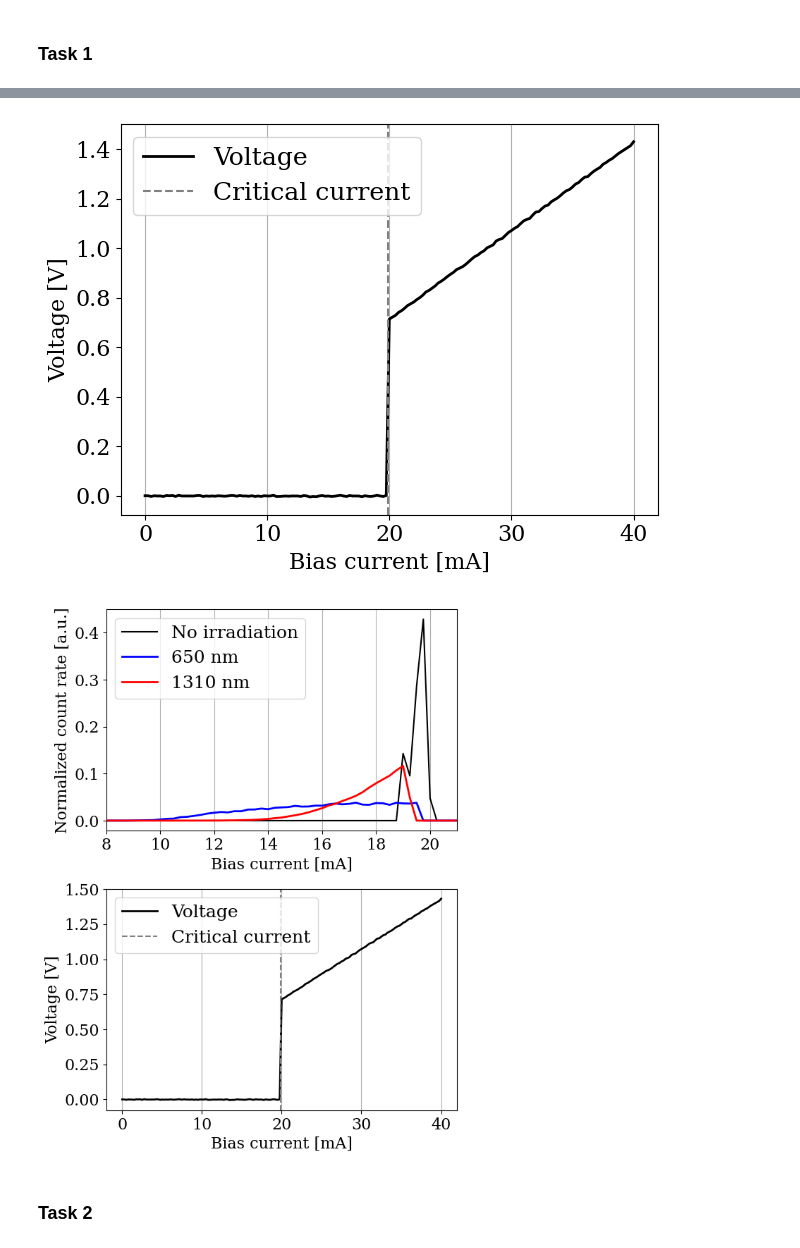
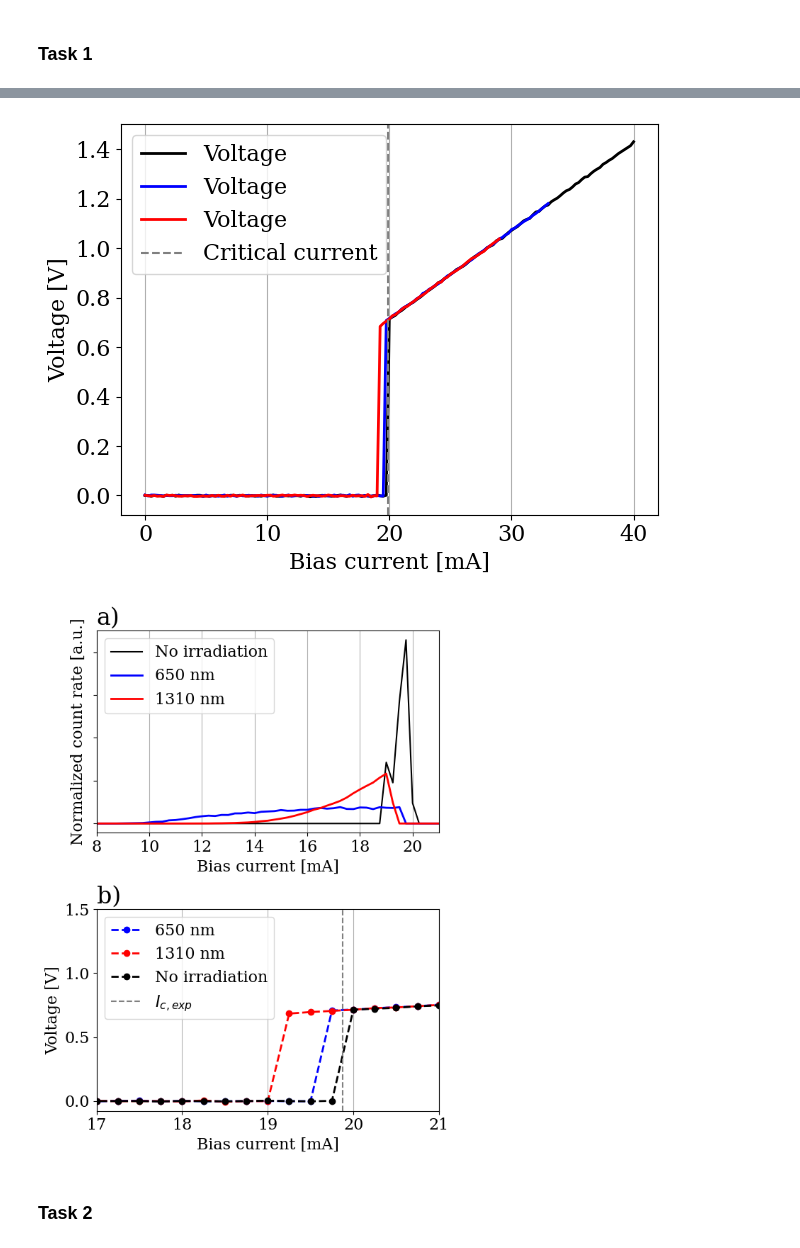
Before and after one commit to ermas3/SNSPD, a Jupyter notebook: data_analysis.ipynb, the cells around one changed output, grey strips where cells are left out. Saved outputs shown, nothing was run; the diff lists cells and outputs as text; code cells hidden in the pictures.

```diff
--- a/data_analysis.ipynb
+++ b/data_analysis.ipynb
@@ -11,7 +11,7 @@ mpl.rcParams['xtick.labelsize'] = 16
 mpl.rcParams['ytick.labelsize'] = 16
 mpl.rcParams['axes.labelsize'] = 16
 mpl.rcParams['axes.titlesize'] = 24
-plt.rcParams['legend.fontsize'] = 18
+plt.rcParams['legend.fontsize'] = 16
 
 mpl.rcParams['font.family'] = 'serif'
 # %% [markdown]
@@ -74,6 +74,8 @@ I_c = (20 + 19.75)/2
 
 # Plot BV5 as function of BC for no_light case
 plt.plot(cr_no_light["BC"], cr_no_light["BV5"], label="Voltage", linewidth=2, color = 'k')
+plt.plot(cr650["BC"], cr650["BV5"], label="Voltage", linewidth=2, color = 'b')
+plt.plot(cr1310["BC"], cr1310["BV5"], label="Voltage", linewidth=2, color = 'r')
 plt.xlabel("Bias current [mA]")
 plt.ylabel("Voltage [V]")
 plt.legend()
@@ -83,33 +85,38 @@ plt.axvline(x=I_c, color='grey', linestyle='--', label="Critical current")
 plt.legend()
 plt.show()
 # %% [output]
-[figure, old version]
+[figure, new version]
 # %%
 fig, axes = plt.subplots(2, 1, figsize=(6, 8))
 axes[0].plot(cr_no_light["BC"], cr_no_light["C5_norm"], label="No irradiation", color = "k")
 axes[0].plot(cr650["BC"], cr650["C5_norm"], label="650 nm", linewidth=2, color = "b")
 axes[0].plot(cr1310["BC"], cr1310["C5_norm"], label="1310 nm", linewidth=2, color = "r")
 axes[0].set_xlabel("Bias current [mA]")
 axes[0].set_ylabel("Normalized count rate [a.u.]")
 axes[0].set_xlim(8, 21)
+axes[0].axes.yaxis.set_ticklabels([])
 axes[0].legend()
+axes[0].set_title("a)", loc="left")
 axes[0].grid(axis='x')
 
-axes[1].plot(cr_no_light["BC"], cr_no_light["BV5"], label="Voltage", linewidth=2, color = 'k')
+axes[1].plot(cr650["BC"], cr650["BV5"], label="650 nm", linewidth=2, color = 'b', marker='o', linestyle = "--")
+axes[1].plot(cr1310["BC"], cr1310["BV5"], label="1310 nm", linewidth=2, color = 'r', marker='o', linestyle = "--")
+axes[1].plot(cr_no_light["BC"], cr_no_light["BV5"], label="No irradiation", linewidth=2, color = 'k', marker='o', linestyle = "--")
 axes[1].set_xlabel("Bias current [mA]")
 axes[1].set_ylabel("Voltage [V]")
+axes[1].grid(axis='x')
+axes[1].axvline(x=I_c, color='grey', linestyle='--', label="$I_{c,exp}$")
+axes[1].set_xlim(17, 21)
 axes[1].legend()
-axes[1].grid(axis='x')
-axes[1].axvline(x=I_c, color='grey', linestyle='--', label="Critical current")
-axes[1].legend()
+axes[1].set_title("b)", loc="left")
 plt.tight_layout()
 
 plt.show()
 
 # Save
 fig.savefig("figures/bias_current_sweep.png", bbox_inches='tight')
 # %% [output]
-[figure, old version]
+[figure, new version]
 # %% [markdown]
 ### Task 2
 # %%
```
Also changed, not shown: parts of 10 cells of this notebook, 3 other files.
